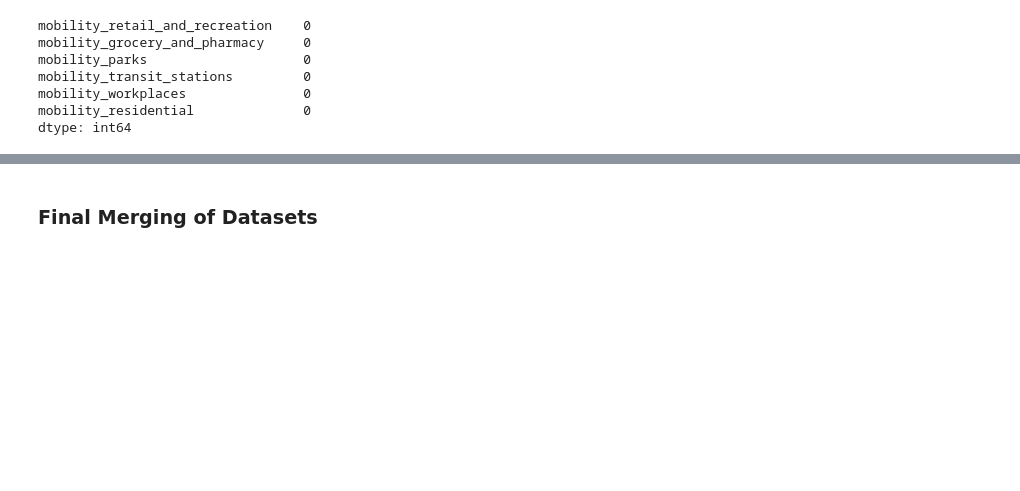
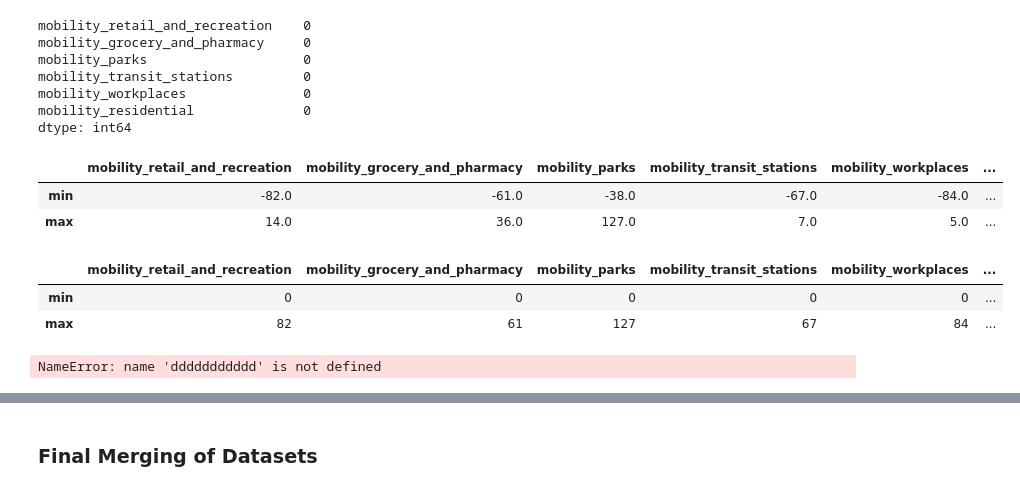
Before and after one commit to scelarek/CovidCast, a Jupyter notebook: Capstone/Main File.ipynb, the cells around one changed output, grey strips where cells are left out. Cells and saved outputs as stored; diff of their text form; code cells hidden in the pictures; blank space fills up the shorter version.

```diff
--- a/Capstone/Main File.ipynb
+++ b/Capstone/Main File.ipynb
@@ -688,6 +762,28 @@ mobility_transit_stations         0
 mobility_workplaces               0
 mobility_residential              0
 dtype: int64
+# %%
+display(mobility_df.agg(['min', 'max']))
+
+mobility_df = mobility_df.applymap(lambda x: np.abs(x)).astype('int16')
+
+display(mobility_df.applymap(lambda x: np.abs(x)).astype('int16').agg(['min', 'max']))
+# %% [output]
+|  | mobility_retail_and_recreation | mobility_grocery_and_pharmacy | mobility_parks | mobility_transit_stations | mobility_workplaces | ... |
+| min | -82.0 | -61.0 | -38.0 | -67.0 | -84.0 | ... |
+| max | 14.0 | 36.0 | 127.0 | 7.0 | 5.0 | ... |
+|  | mobility_retail_and_recreation | mobility_grocery_and_pharmacy | mobility_parks | mobility_transit_stations | mobility_workplaces | ... |
+| min | 0 | 0 | 0 | 0 | 0 | ... |
+| max | 82 | 61 | 127 | 67 | 84 | ... |
+# %%
+ddddddddddd
+# # Load the weather data from the CSV file
+weather_df = pd.read_csv(f'{folder_holder}weather.csv')
+
+# # Load the government response data from the CSV file
+# gov_response_df = pd.read_csv(f'{folder_holder}oxford-government-response.csv')
+# %% [output]
+NameError: name 'ddddddddddd' is not defined
 # %%
 
 # Clean the weather data using the 'clean_df' function and fill any NA/NaN values with 0
```
Also changed, not shown: parts of 14 cells of this notebook, 2 other files.
